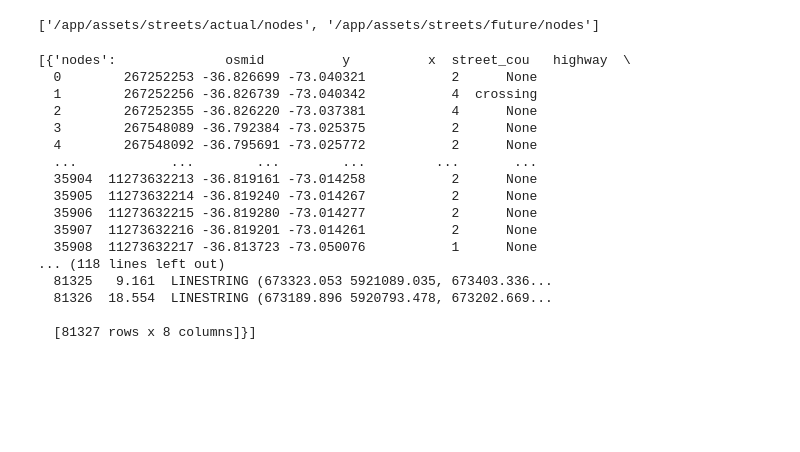
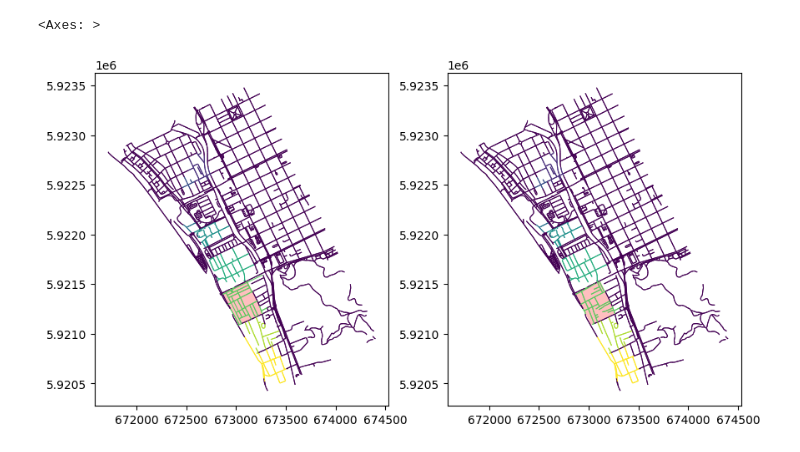
Before and after one commit to diegoalrv/clbb-io, a Jupyter notebook: notebooks/streets.ipynb, the cells around one changed output. Cells and saved outputs as stored; diff of their text form; code cells hidden in the pictures; blank space fills up the shorter version.

Commit message:
update street class to change part of the network between scenarios

```diff
--- a/notebooks/streets.ipynb
+++ b/notebooks/streets.ipynb
@@ -52,28 +70,13 @@ class Streets(BaseModule):
-# %%
-from glob import glob
-glob('/app/assets/streets/*/nodes')
-# %% [output]
-['/app/assets/streets/actual/nodes', '/app/assets/streets/future/nodes']
 # %%
 st = Streets()
 st.load_data()
-# %%
-st.scenarios
-# %% [output]
-[{'nodes':              osmid          y          x  street_cou   highway  \
-  0        267252253 -36.826699 -73.040321           2      None
-  1        267252256 -36.826739 -73.040342           4  crossing
-  2        267252355 -36.826220 -73.037381           4      None
-  3        267548089 -36.792384 -73.025375           2      None
-  4        267548092 -36.795691 -73.025772           2      None
-  ...            ...        ...        ...         ...       ...
-  35904  11273632213 -36.819161 -73.014258           2      None
-  35905  11273632214 -36.819240 -73.014267           2      None
-  35906  11273632215 -36.819280 -73.014277           2      None
-  35907  11273632216 -36.819201 -73.014261           2      None
-  35908  11273632217 -36.813723 -73.050076           1      None
-... (118 lines left out)
-  81325   9.161  LINESTRING (673323.053 5921089.035, 673403.336...
-  81326  18.554  LINESTRING (673189.896 5920793.478, 673202.669...
-
-  [81327 rows x 8 columns]}]
+# %%
+fig, ax = plt.subplots(1,2, figsize=(10,10))
+gpd.sjoin(st.current_scenario['edges'], st.area_scope).plot(column='plate_id', linewidth=0.75, ax=ax[0])
+st.plates['6'].plot(ax=ax[0], alpha=0.25, color='red')
+st.update_plate_area(plate_id=6, scenario_id=0)
+gpd.sjoin(st.current_scenario['edges'], st.area_scope).plot(column='plate_id', linewidth=0.75, ax=ax[1])
+st.plates['6'].plot(ax=ax[1], alpha=0.25, color='red')
+# %% [output]
+<Axes: >
+[figure, added]
```
Also changed, not shown: parts of 3 cells of this notebook, 3 other files.
